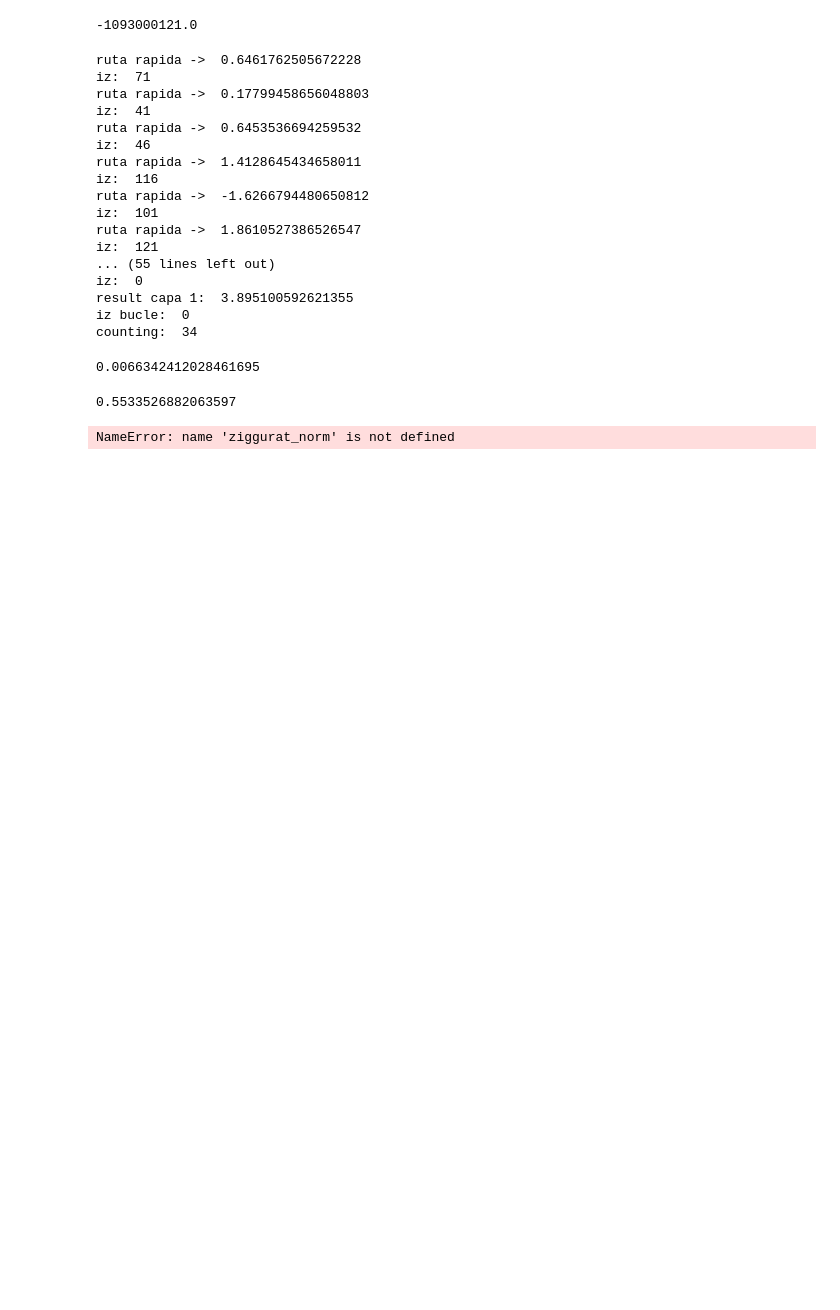
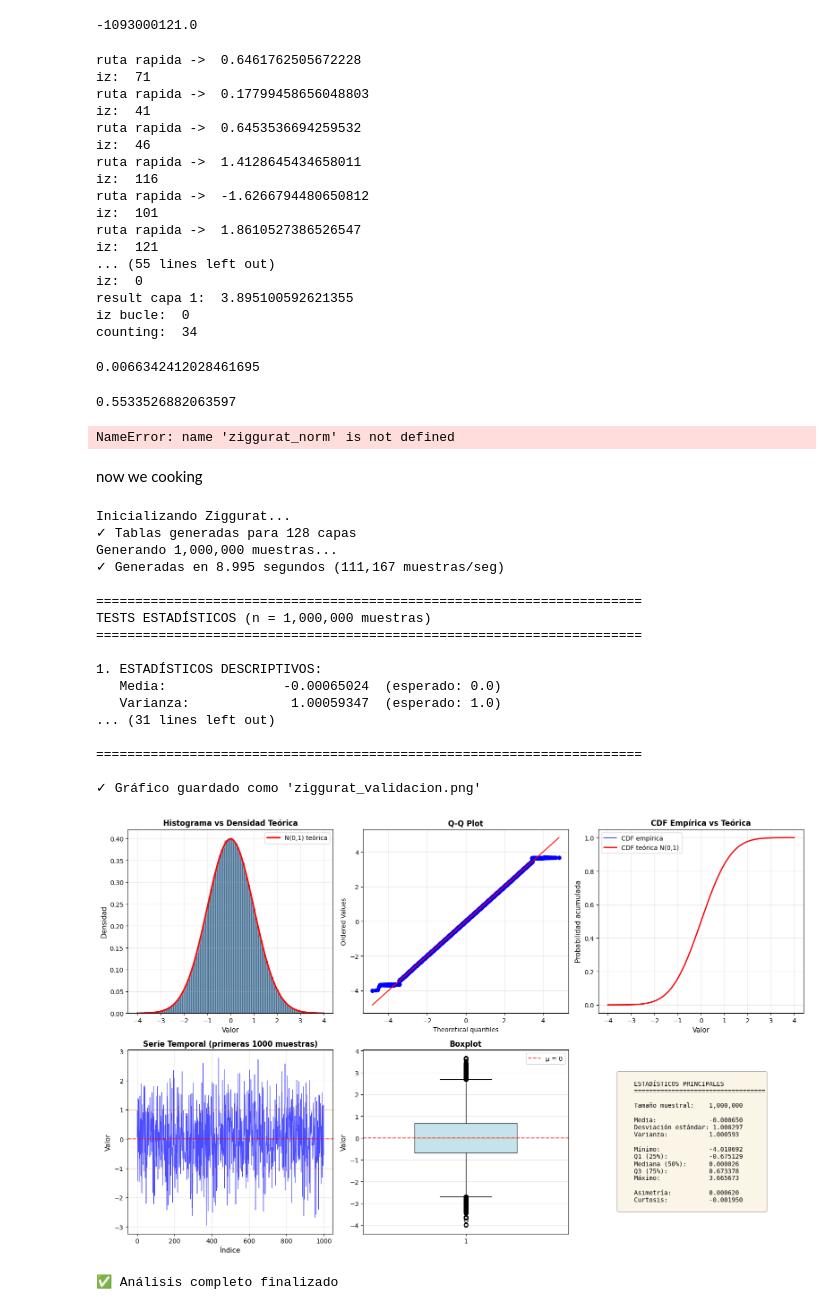
Before and after one commit to Esk1z0/PRACTICA_METODOS_SIMULACION_GRUPO8, a Jupyter notebook: prueba_2.ipynb, the cells around one changed output. Cells and saved outputs as stored; diff of their text form; code cells hidden in the pictures; blank space fills up the shorter version.

```diff
--- a/prueba_2.ipynb
+++ b/prueba_2.ipynb
@@ -821,3 +821,5 @@ def ziggurat_norm_one(
 
             if lhs < rhs:
                 return x
+# %% [markdown]
+now we cooking
@@ -1017,0 +1226,34 @@ if __name__ == "__main__":
+# %%
+# PASO 1: Definir cantidad de muestras a generar
+N_MUESTRAS = 1000000 # Puedes cambiar este valor
+
+# PASO 2: Generar muestras
+muestras = generar_muestras_ziggurat(n_muestras=N_MUESTRAS, seed=42)
+
+# PASO 3: Realizar tests estadísticos
+realizar_tests_estadisticos(muestras)
+
+# PASO 4: Visualizar resultados
+visualizar_resultados(muestras, guardar=True)
+
+print("\n✅ Análisis completo finalizado")
+# %% [output]
+Inicializando Ziggurat...
+✓ Tablas generadas para 128 capas
+Generando 1,000,000 muestras...
+✓ Generadas en 8.995 segundos (111,167 muestras/seg)
+
+======================================================================
+TESTS ESTADÍSTICOS (n = 1,000,000 muestras)
+======================================================================
+
+1. ESTADÍSTICOS DESCRIPTIVOS:
+   Media:               -0.00065024  (esperado: 0.0)
+   Varianza:             1.00059347  (esperado: 1.0)
+... (31 lines left out)
+
+======================================================================
+
+✓ Gráfico guardado como 'ziggurat_validacion.png'
+[figure, added]
+✅ Análisis completo finalizado
```
Also changed, not shown: parts of 4 cells of this notebook.
